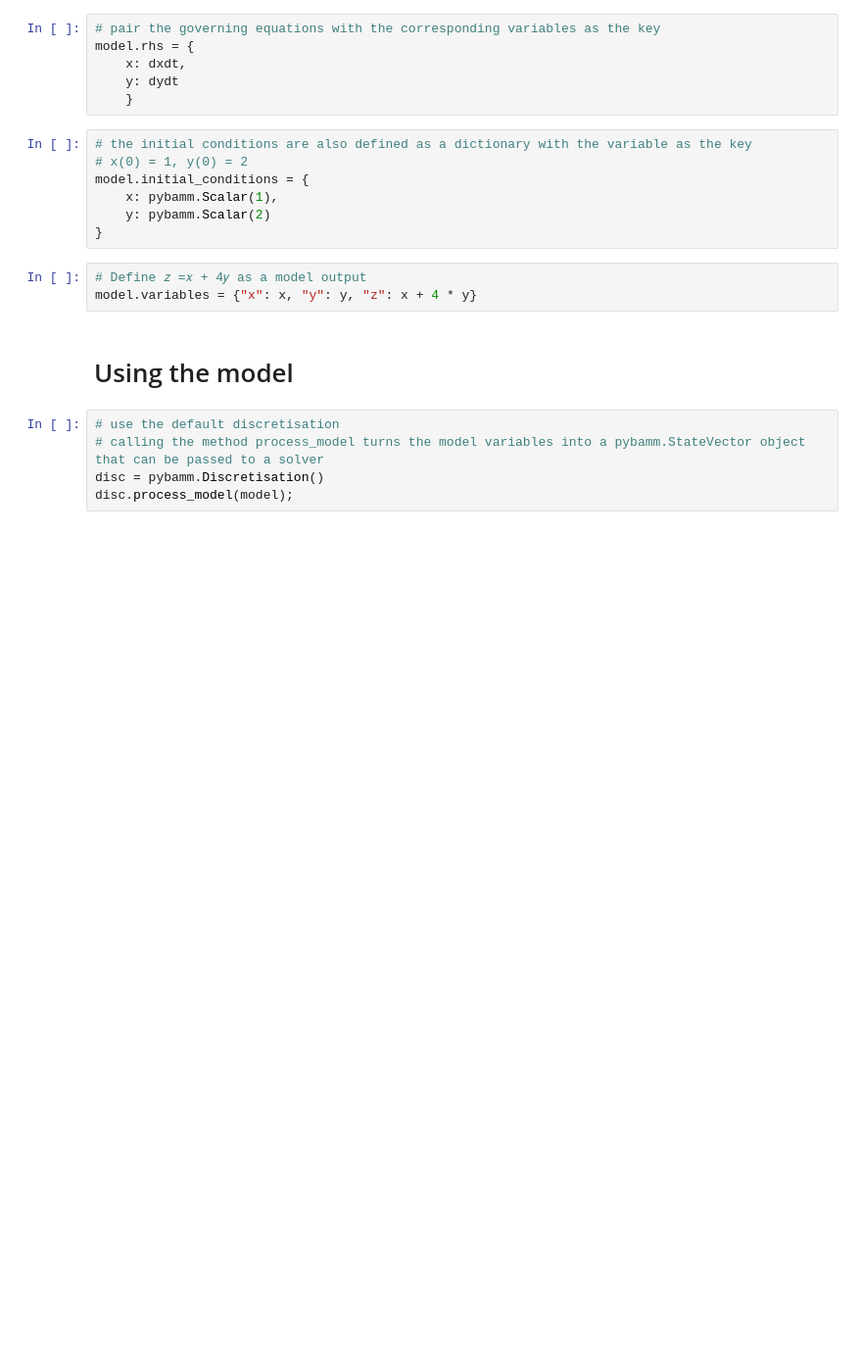
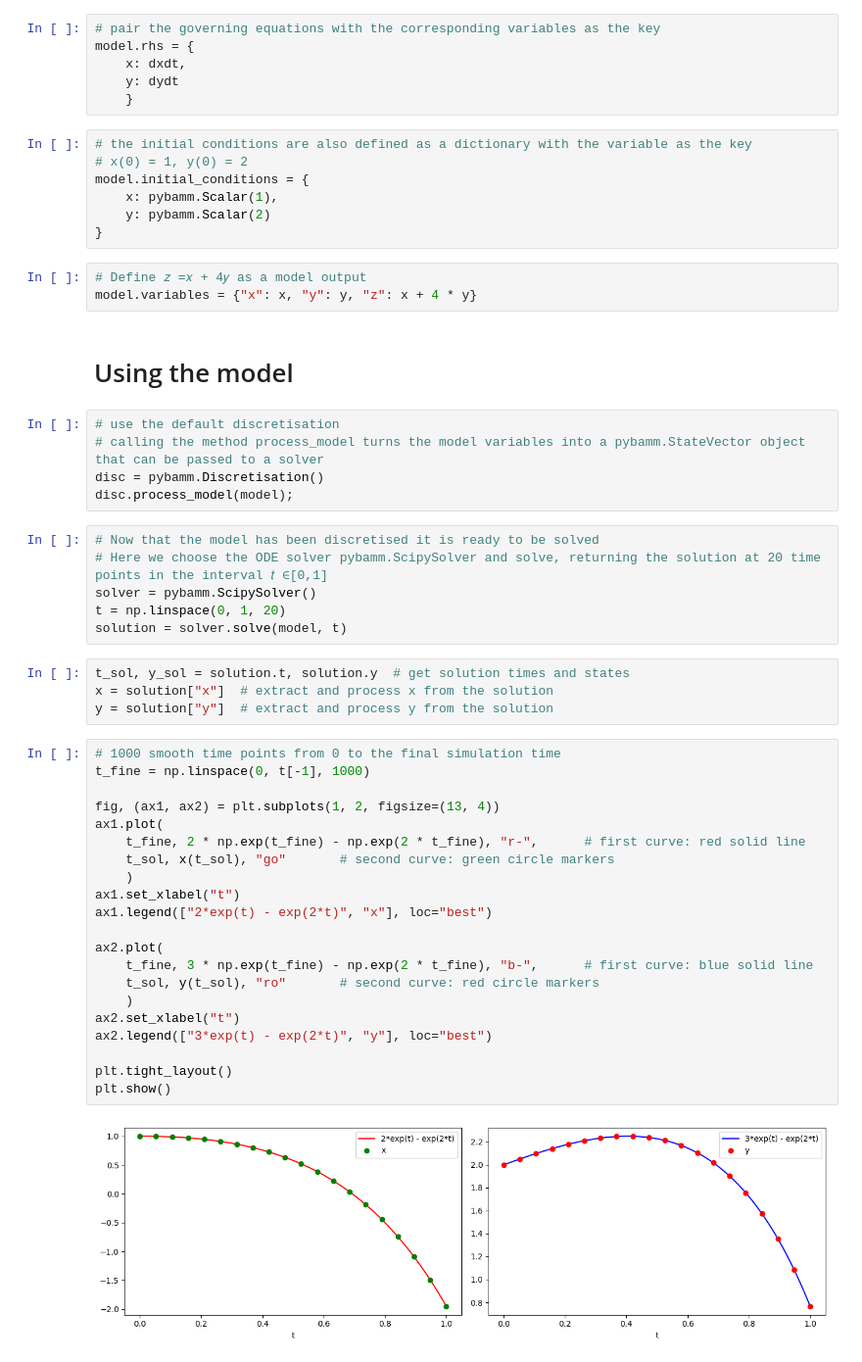
Before and after one commit to DrYaaang/PyBaMM_Examples, a Jupyter notebook: OED_model.ipynb, the cells around one changed output. Shown at 98% size. Cells and saved outputs as stored; diff of their text form; blank space fills up the shorter version.

```diff
--- a/OED_model.ipynb
+++ b/OED_model.ipynb
@@ -37,3 +39,36 @@ model.variables = {"x": x, "y": y, "z": x + 4 * y}
 # calling the method process_model turns the model variables into a pybamm.StateVector object that can be passed to a solver
 disc = pybamm.Discretisation()
 disc.process_model(model);
+# %%
+# Now that the model has been discretised it is ready to be solved
+# Here we choose the ODE solver pybamm.ScipySolver and solve, returning the solution at 20 time points in the interval 𝑡 ∈[0,1]
+solver = pybamm.ScipySolver()
+t = np.linspace(0, 1, 20)
+solution = solver.solve(model, t)
+# %%
+t_sol, y_sol = solution.t, solution.y  # get solution times and states
+x = solution["x"]  # extract and process x from the solution
+y = solution["y"]  # extract and process y from the solution
+# %%
+# 1000 smooth time points from 0 to the final simulation time
+t_fine = np.linspace(0, t[-1], 1000)
+
+fig, (ax1, ax2) = plt.subplots(1, 2, figsize=(13, 4))
+ax1.plot(
+    t_fine, 2 * np.exp(t_fine) - np.exp(2 * t_fine), "r-",      # first curve: red solid line
+    t_sol, x(t_sol), "go"       # second curve: green circle markers
+    )
+ax1.set_xlabel("t")
+ax1.legend(["2*exp(t) - exp(2*t)", "x"], loc="best")
+
+ax2.plot(
+    t_fine, 3 * np.exp(t_fine) - np.exp(2 * t_fine), "b-",      # first curve: blue solid line
+    t_sol, y(t_sol), "ro"       # second curve: red circle markers
+    )
+ax2.set_xlabel("t")
+ax2.legend(["3*exp(t) - exp(2*t)", "y"], loc="best")
+
+plt.tight_layout()
+plt.show()
+# %% [output]
+[figure, added]
```
Also changed, not shown: parts of 1 cell of this notebook, 1 other file.
